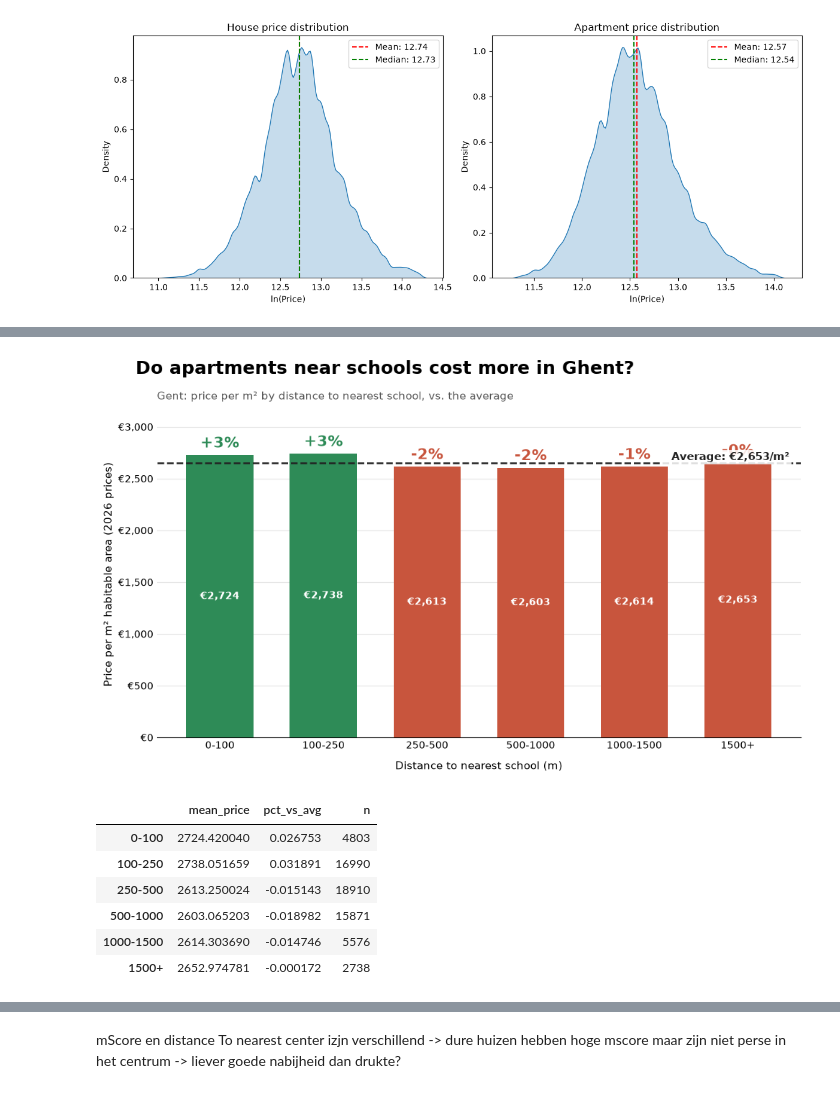
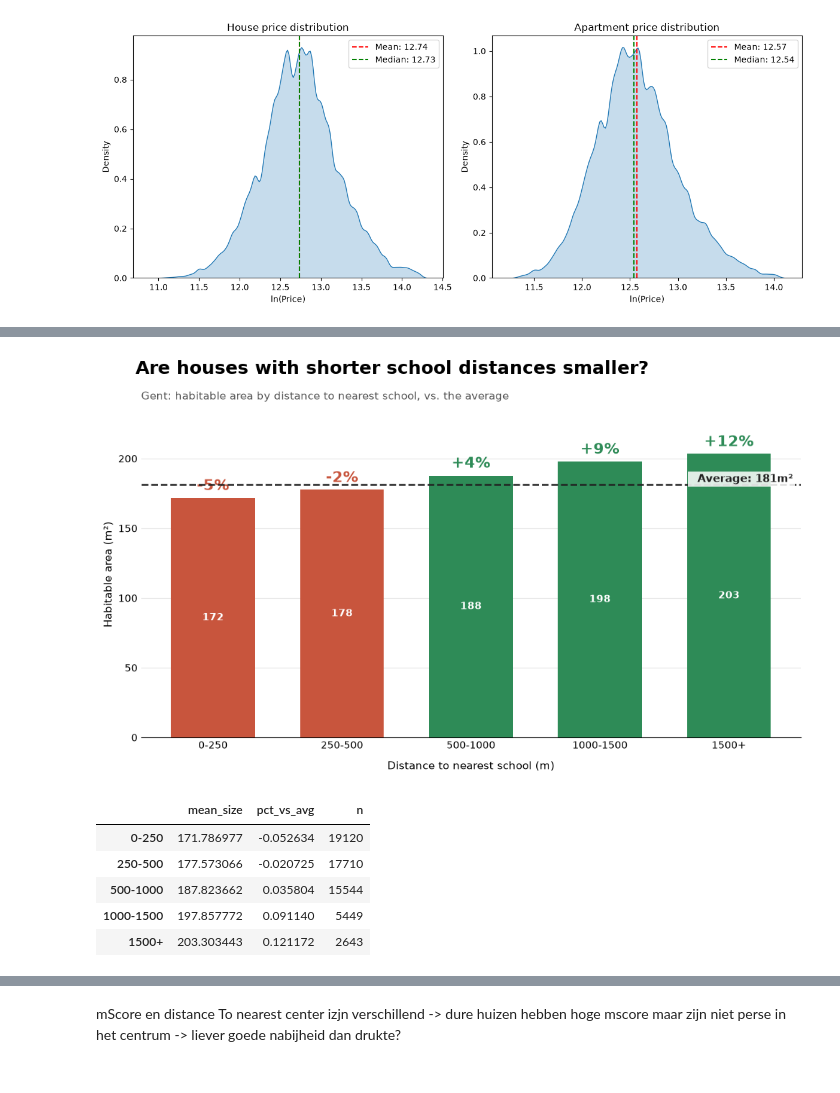
Before and after one commit to fedramoeykens/MBF_assignments, a Jupyter notebook: Assignment1_notebook.ipynb, the cells around one changed output, grey strips where cells are left out. Saved outputs shown, nothing was run; the diff lists cells and outputs as text; code cells hidden in the pictures.

```diff
--- a/Assignment1_notebook.ipynb
+++ b/Assignment1_notebook.ipynb
@@ -1659,11 +741,7 @@ mean_tbl, n_tbl = distance_heatmap(df)                                   # whole
 # %%
-import numpy as np
-import pandas as pd
-import matplotlib.pyplot as plt
-from matplotlib.ticker import FuncFormatter
 
-edges  = [0.1, 100, 250, 500, 1000, 1500, np.inf]
-labels = ['0-100', '100-250', '250-500', '500-1000', '1000-1500', '1500+']
+edges  = [0.1,100,250, 500, 1000, 1500, np.inf]
+labels = ['0-100','100-250', '250-500', '500-1000', '1000-1500', '1500+']
 
 def school_distance_bar(data, xcol='schoolDistance', zcol='price/m2hab_adj',
                         admin1=None, admin2=None, locality=None, admin2without=None,
@@ -1699,7 +777,7 @@ def school_distance_bar(data, xcol='schoolDistance', zcol='price/m2hab_adj',
 
     # average line
     ax.axhline(overall, color=avg_color, lw=1.8, ls='--', zorder=4)
-    ax.text(nx - 0.5, overall, f'  Average: €{overall:,.0f}/m²', va='bottom', ha='right',
+    ax.text(nx - 0.5, overall, f'  Average: €{overall:,.2f}/m²', va='bottom', ha='right',
             fontsize=11, fontweight='bold', color=avg_color, zorder=5,
             bbox=dict(facecolor='white', edgecolor='none', pad=2, alpha=0.85))
 
@@ -1710,16 +788,16 @@ def school_distance_bar(data, xcol='schoolDistance', zcol='price/m2hab_adj',
             ax.text(i, overall * 0.04, f'n={cnt}\n(too few)', ha='center', va='bottom',
                     fontsize=9, color='#999999')
             continue
-        ax.text(i, m + top * 0.015, f'{p:+.0%}', ha='center', va='bottom',
+        ax.text(i, m + top * 0.015, f'{p:+.2%}', ha='center', va='bottom',
                 fontsize=15, fontweight='bold', color=up_color if p >= 0 else down_color)
-        ax.text(i, m / 2, f'€{m:,.0f}', ha='center', va='center',
+        ax.text(i, m / 2, f'€{m:,.2f}', ha='center', va='center',
                 fontsize=10, color='white', fontweight='bold')
 
     ax.set_xticks(x)
     ax.set_xticklabels([f'{l}' for l, c in zip(xlabels, n)], fontsize=10)
     ax.set_xlabel('Distance to nearest school (m)', fontsize=11, labelpad=10)
     ax.set_ylabel('Price per m² habitable area (2026 prices)', fontsize=11)
-    ax.yaxis.set_major_formatter(FuncFormatter(lambda v, _: f'€{v:,.0f}'))
+    ax.yaxis.set_major_formatter(FuncFormatter(lambda v, _: f'€{v:,.2f}'))
     ax.set_ylim(0, top * 1.15)
 
     # clean look
@@ -1729,7 +807,7 @@ def school_distance_bar(data, xcol='schoolDistance', zcol='price/m2hab_adj',
     ax.tick_params(axis='x', length=0)
     ax.grid(axis='y', color='#E5E5E5', zorder=0)
 
-    main_title = title or 'Do apartments near schools cost more?'
+    main_title = title or 'Do houses near school cost more?'
     fig.suptitle(main_title, x=0.06, y=0.98, ha='left', fontsize=18, fontweight='bold')
     sub = subtitle or (locality or admin2 or admin1 or 'All houses')
     ax.set_title(f'{sub}: price per m² by distance to nearest school, vs. the average',
@@ -1739,6 +817,6 @@ def school_distance_bar(data, xcol='schoolDistance', zcol='price/m2hab_adj',
     plt.show()
     return pd.DataFrame({'mean_price': mean, 'pct_vs_avg': pct, 'n': n}, index=xlabels)
 
-tbl = school_distance_bar(df[df['housingType'] == 'HOUSE'])
+tbl = school_distance_bar(df[df['housingType']=='HOUSE'],xcol='schoolDistance')
 tbl
 # %% [output]
@@ -1753,10 +843,8 @@ tbl
 # %%
-from matplotlib.ticker import FuncFormatter
+edges  = [0.1,250, 500, 1000, 1500, np.inf]
+labels = ['0-250', '250-500', '500-1000', '1000-1500', '1500+']
 
-edges  = [0.1, 100, 250, 500, 1000, 1500, np.inf]
-labels = ['0-100', '100-250', '250-500', '500-1000', '1000-1500', '1500+']
-
-def school_distance_bar(data, xcol='schoolDistance', zcol='price/m2hab_adj',
+def school_distance_bar(data, xcol='schoolDistance', zcol='habitableArea',
                         admin1=None, admin2=None, locality=None, admin2without=None,
                         min_n=10, xedges=edges, xlabels=labels,
                         title=None, subtitle=None,
@@ -1790,7 +878,7 @@ def school_distance_bar(data, xcol='schoolDistance', zcol='price/m2hab_adj',
 
     # average line
     ax.axhline(overall, color=avg_color, lw=1.8, ls='--', zorder=4)
-    ax.text(nx - 0.5, overall, f'  Average: €{overall:,.0f}/m²', va='bottom', ha='right',
+    ax.text(nx - 0.5, overall, f'  Average: {overall:,.0f}m²', va='bottom', ha='right',
             fontsize=11, fontweight='bold', color=avg_color, zorder=5,
             bbox=dict(facecolor='white', edgecolor='none', pad=2, alpha=0.85))
 
@@ -1800,44 +888,43 @@ def school_distance_bar(data, xcol='schoolDistance', zcol='price/m2hab_adj',
         if np.isnan(m):
             ax.text(i, overall * 0.04, f'n={cnt}\n(too few)', ha='center', va='bottom',
                     fontsize=9, color='#999999')
             continue
         ax.text(i, m + top * 0.015, f'{p:+.0%}', ha='center', va='bottom',
                 fontsize=15, fontweight='bold', color=up_color if p >= 0 else down_color)
-        ax.text(i, m / 2, f'€{m:,.0f}', ha='center', va='center',
+        ax.text(i, m / 2, f'{m:,.0f}', ha='center', va='center',
                 fontsize=10, color='white', fontweight='bold')
 
     ax.set_xticks(x)
     ax.set_xticklabels([f'{l}' for l, c in zip(xlabels, n)], fontsize=10)
     ax.set_xlabel('Distance to nearest school (m)', fontsize=11, labelpad=10)
-    ax.set_ylabel('Price per m² habitable area (2026 prices)', fontsize=11)
-    ax.yaxis.set_major_formatter(FuncFormatter(lambda v, _: f'€{v:,.0f}'))
+    ax.set_ylabel('Habitable area (m²)', fontsize=11)
+    ax.yaxis.set_major_formatter(FuncFormatter(lambda v, _: f'{v:,.0f}'))
     ax.set_ylim(0, top * 1.15)
 
     # clean look
     for sp in ['top', 'right', 'left']:
         ax.spines[sp].set_visible(False)
     ax.tick_params(axis='y', length=0)
     ax.tick_params(axis='x', length=0)
     ax.grid(axis='y', color='#E5E5E5', zorder=0)
 
-    main_title = title or 'Do apartments near schools cost more in Ghent?'
+    main_title = title or 'Are houses with shorter school distances smaller?'
     fig.suptitle(main_title, x=0.06, y=0.98, ha='left', fontsize=18, fontweight='bold')
     sub = subtitle or (locality or admin2 or admin1 or 'All houses')
-    ax.set_title(f'{sub}: price per m² by distance to nearest school, vs. the average',
+    ax.set_title(f'{sub}: habitable area by distance to nearest school, vs. the average',
                  loc='left', fontsize=11, color='#555555', pad=12)
 
     plt.tight_layout()
     plt.show()
-    return pd.DataFrame({'mean_price': mean, 'pct_vs_avg': pct, 'n': n}, index=xlabels)
+    return pd.DataFrame({'mean_size': mean, 'pct_vs_avg': pct, 'n': n}, index=xlabels)
 
 tbl = school_distance_bar(df[df['housingType'] == 'HOUSE'],admin2='Gent')
 tbl
 # %% [output]
-[figure, old version]
+[figure, new version]
-|  | mean_price | pct_vs_avg | n |
-| 0-100 | 2724.420040 | 0.026753 | 4803 |
-| 100-250 | 2738.051659 | 0.031891 | 16990 |
-| 250-500 | 2613.250024 | -0.015143 | 18910 |
-| 500-1000 | 2603.065203 | -0.018982 | 15871 |
-| 1000-1500 | 2614.303690 | -0.014746 | 5576 |
-| 1500+ | 2652.974781 | -0.000172 | 2738 |
+|  | mean_size | pct_vs_avg | n |
+| 0-250 | 171.786977 | -0.052634 | 19120 |
+| 250-500 | 177.573066 | -0.020725 | 17710 |
+| 500-1000 | 187.823662 | 0.035804 | 15544 |
+| 1000-1500 | 197.857772 | 0.091140 | 5449 |
+| 1500+ | 203.303443 | 0.121172 | 2643 |
```
Also changed, not shown: parts of 48 cells of this notebook, 4 other files.
